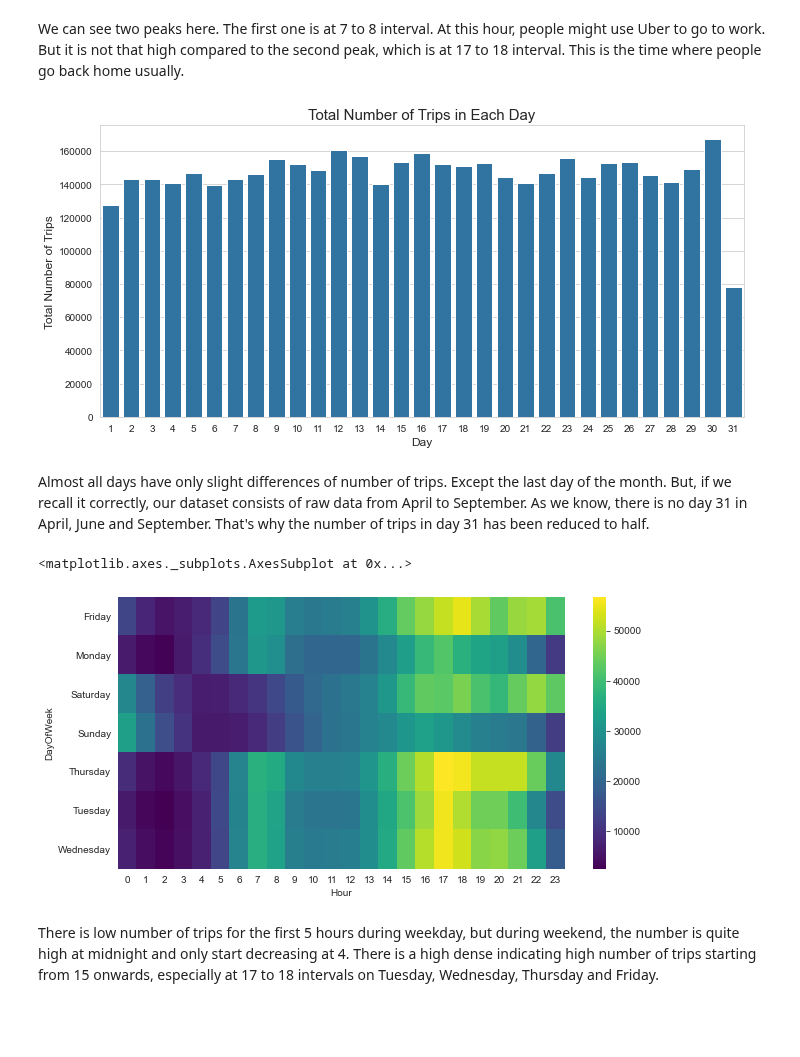
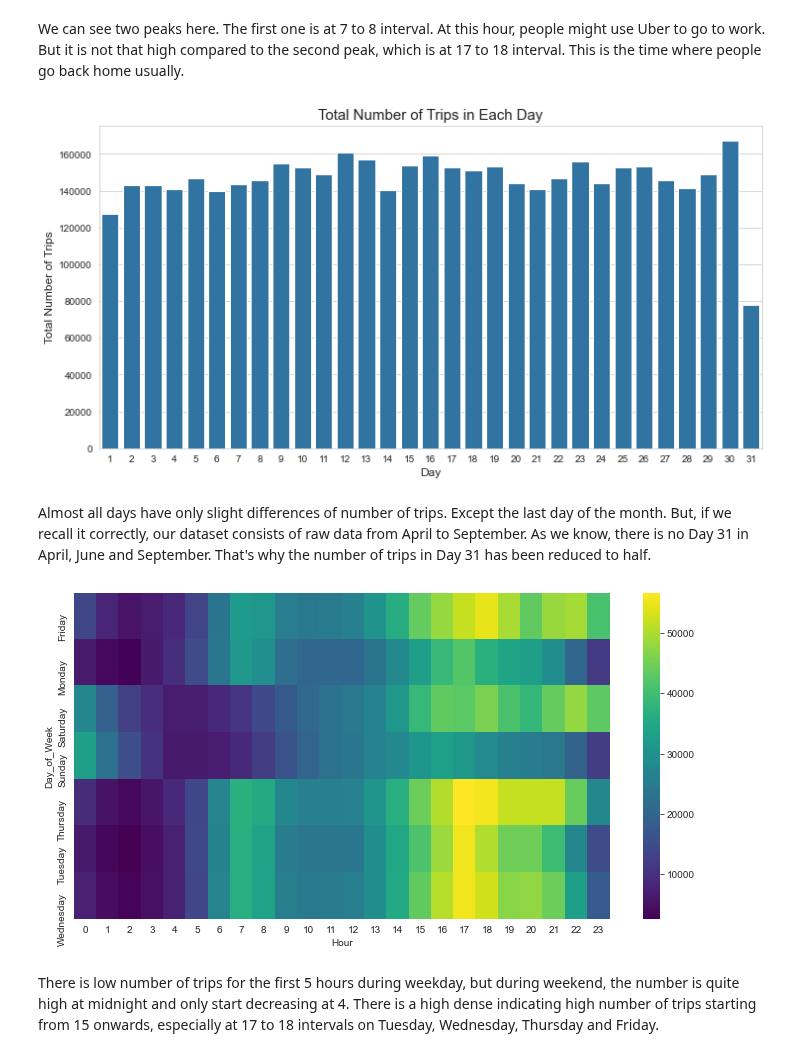
Before and after one commit to alfredomarinus/portfolio, a Jupyter notebook: Uber Analysis/code.ipynb, the cells around one changed output. Cells and saved outputs as stored; diff of their text form; code cells hidden in the pictures; blank space fills up the shorter version.

```diff
--- a/Uber Analysis/code.ipynb
+++ b/Uber Analysis/code.ipynb
@@ -1,13 +1,17 @@
 # %% [markdown]
 # Import libraries
 # %%
+import os
+
+# data manipulation
 import pandas as pd
-import os
+
+# data visualization
 import matplotlib.pyplot as plt
 import seaborn as sns
 %matplotlib inline
 
-plt.rcParams['figure.figsize'] = [10,5]
+plt.rcParams['figure.figsize'] = [12,6]
 sns.set_style('whitegrid')
 # %% [markdown]
 # Import dataset
@@ -89,7 +89,7 @@ What can we extract from this 'Date/Time' columns? We can extract the month of c
 # %%
 df['Month'] = df['Date/Time'].apply(lambda x: x.month)
 df['Day'] = df['Date/Time'].apply(lambda x: x.day)
-df['DayOfWeek'] = df['Date/Time'].apply(lambda x: x.dayofweek)
+df['Day_of_Week'] = df['Date/Time'].apply(lambda x: x.dayofweek)
 df['Hour'] = df['Date/Time'].apply(lambda x: x.hour)
 # %%
 df.head()
@@ -105,6 +105,6 @@ The 'DayOfWeek' column is numerical variable. It is much better to change it to
 # %%
-dayofweek = {0:'Monday',1:'Tuesday',2:'Wednesday',3:'Thursday',4:'Friday',5:'Saturday',6:'Sunday'}
-df['DayOfWeek'] = df['DayOfWeek'].map(dayofweek)
+day_of_week = {0:'Monday',1:'Tuesday',2:'Wednesday',3:'Thursday',4:'Friday',5:'Saturday',6:'Sunday'}
+df['Day_of_Week'] = df['Day_of_Week'].map(day_of_week)
 
 month = {4:'April',5:'May',6:'June',7:'July',8:'August',9:'September'}
 df['Month'] = df['Month'].map(month)
@@ -156,20 +150,17 @@ We can see two peaks here. The first one is at 7 to 8 interval. At this hour, pe
 sns.countplot(x='Day',data=df,color='C0')
 plt.xlabel('Day', fontsize=12)
 plt.ylabel('Total Number of Trips', fontsize=12)
-plt.title('Total Number of Trips in Each Day', fontsize=15)
-plt.tight_layout()
-plt.show()
+plt.title('Total Number of Trips in Each Day', fontsize=15);
 # %% [output]
-[figure, old version]
+[figure, new version]
 # %% [markdown]
-Almost all days have only slight differences of number of trips. Except the last day of the month. But, if we recall it correctly, our dataset consists of raw data from April to September. As we know, there is no day 31 in April, June and September. That's why the number of trips in day 31 has been reduced to half.
+Almost all days have only slight differences of number of trips. Except the last day of the month. But, if we recall it correctly, our dataset consists of raw data from April to September. As we know, there is no Day 31 in April, June and September. That's why the number of trips in Day 31 has been reduced to half.
 # %%
-groupby_hour = df.groupby(['Hour','DayOfWeek']).count()['Day'].reset_index()
-groupby_hour = pd.pivot_table(data=groupby_hour,index='DayOfWeek',columns='Hour',values='Day')
-sns.heatmap(groupby_hour, cmap='viridis')
+groupby_hour = df.groupby(['Hour','Day_of_Week']).count()['Day'].reset_index()
+groupby_hour = pd.pivot_table(data=groupby_hour,index='Day_of_Week',columns='Hour',values='Day')
+sns.heatmap(groupby_hour, cmap='viridis');
 # %% [output]
-<matplotlib.axes._subplots.AxesSubplot at 0x...>
-[figure, old version]
+[figure, new version]
 # %% [markdown]
 There is low number of trips for the first 5 hours during weekday, but during weekend, the number is quite high at midnight and only start decreasing at 4. There is a high dense indicating high number of trips starting from 15 onwards, especially at 17 to 18 intervals on Tuesday, Wednesday, Thursday and Friday.
 # %%
```
Also changed, not shown: parts of 15 cells of this notebook.
